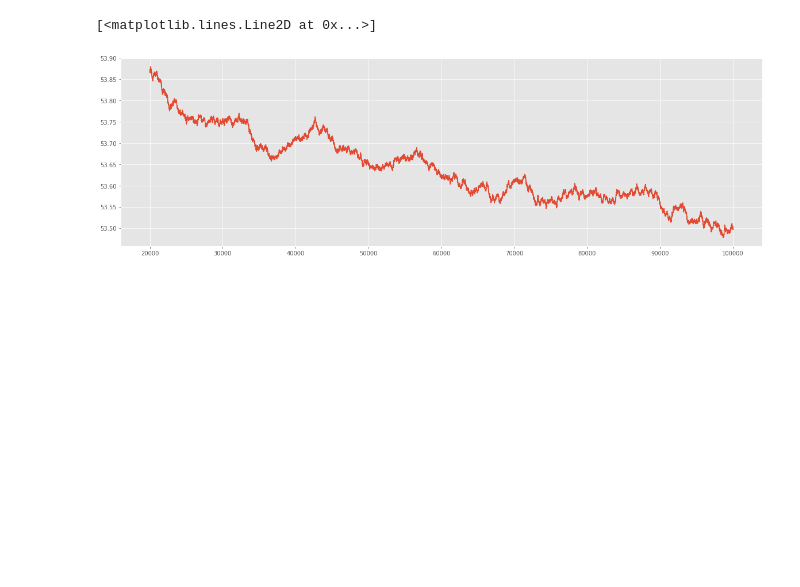
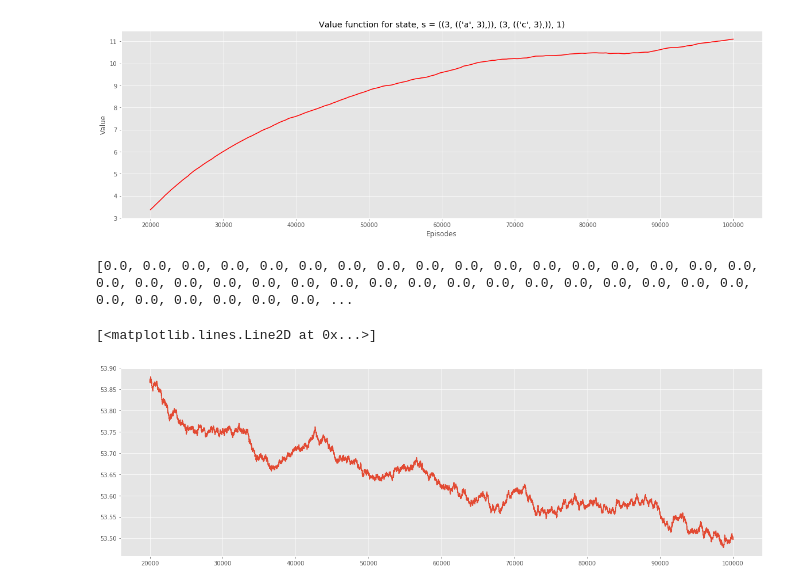
Before and after one commit to malhotra-sidharth/game-of-ur-reinforcement-learning, a Jupyter notebook: TD/TD-Expected-SARSA.ipynb, the cells around one changed output. Saved outputs shown, nothing was run; the diff lists cells and outputs as text; code cells hidden in the pictures; blank space fills up the shorter version.

```diff
--- a/TD/TD-Expected-SARSA.ipynb
+++ b/TD/TD-Expected-SARSA.ipynb
@@ -90,6 +90,8 @@ def expected_sarsa(env, num_episodes, gamma=1.0, alpha=0.1,
     player1 = 0
     player2 = 1
     time_to_win = []
+    episode_value_func = []
+    v_s = ((3, (('a', 3),)), (3, (('c', 3),)), 1)
 
     exploration = LinearSchedule(annealing_steps, start_eps, final_eps)
 
@@ -136,7 +138,9 @@ def expected_sarsa(env, num_episodes, gamma=1.0, alpha=0.1,
                 state = new_state
             t += 1
         time_to_win.append(t)
-    return Q, episode_rewards_p1, episode_rewards_p2, episode_lengths, time_to_win
+        poli = np.argmax(Q[v_s])
+        episode_value_func.append(Q[v_s][poli])
+    return Q, episode_rewards_p1, episode_rewards_p2, episode_lengths, time_to_win, episode_value_func
 # %%
 episode_rwds_p1 = []
 episode_rwds_p2 = []
@@ -145,11 +149,24 @@ total_episodes = 100000
 # runs
 
 # train agent
-q_func_1, episode_rewards_p1, episode_rewards_p2, episode_lengths, time_to_win = expected_sarsa(env, total_episodes)
+q_func_1, episode_rewards_p1, episode_rewards_p2, episode_lengths, time_to_win, episode_value_func = expected_sarsa(env, total_episodes)
 
 # append rewards for each run
 episode_rwds_p1.append(episode_rewards_p1)
 episode_rwds_p2.append(episode_rewards_p2)
+# %%
+plt.figure(figsize=(20, 6))
+plt.plot(pd.Series(episode_value_func).rolling(20000, min_periods=20000).mean(), color='red')
+plt.xlabel('Episodes')
+plt.ylabel('Value')
+plt.title("Value function for state, s = ((3, (('a', 3),)), (3, (('c', 3),)), 1)")
+plt.savefig('value_function_ex_sarsa.jpg', dpi=600)
+# %% [output]
+[figure, added]
+# %%
+print(episode_value_func)
+# %% [output]
+[0.0, 0.0, 0.0, 0.0, 0.0, 0.0, 0.0, 0.0, 0.0, 0.0, 0.0, 0.0, 0.0, 0.0, 0.0, 0.0, 0.0, 0.0, 0.0, 0.0, 0.0, 0.0, 0.0, 0.0, 0.0, 0.0, 0.0, 0.0, 0.0, 0.0, 0.0, 0.0, 0.0, 0.0, 0.0, 0.0, 0.0, 0.0, 0.0, 0.0, ...
 # %%
 plt.figure(figsize=(20, 6))
 plt.plot(pd.Series(time_to_win).rolling(20000, min_periods=20000).mean())
```
Also changed, not shown: 5 other files.
